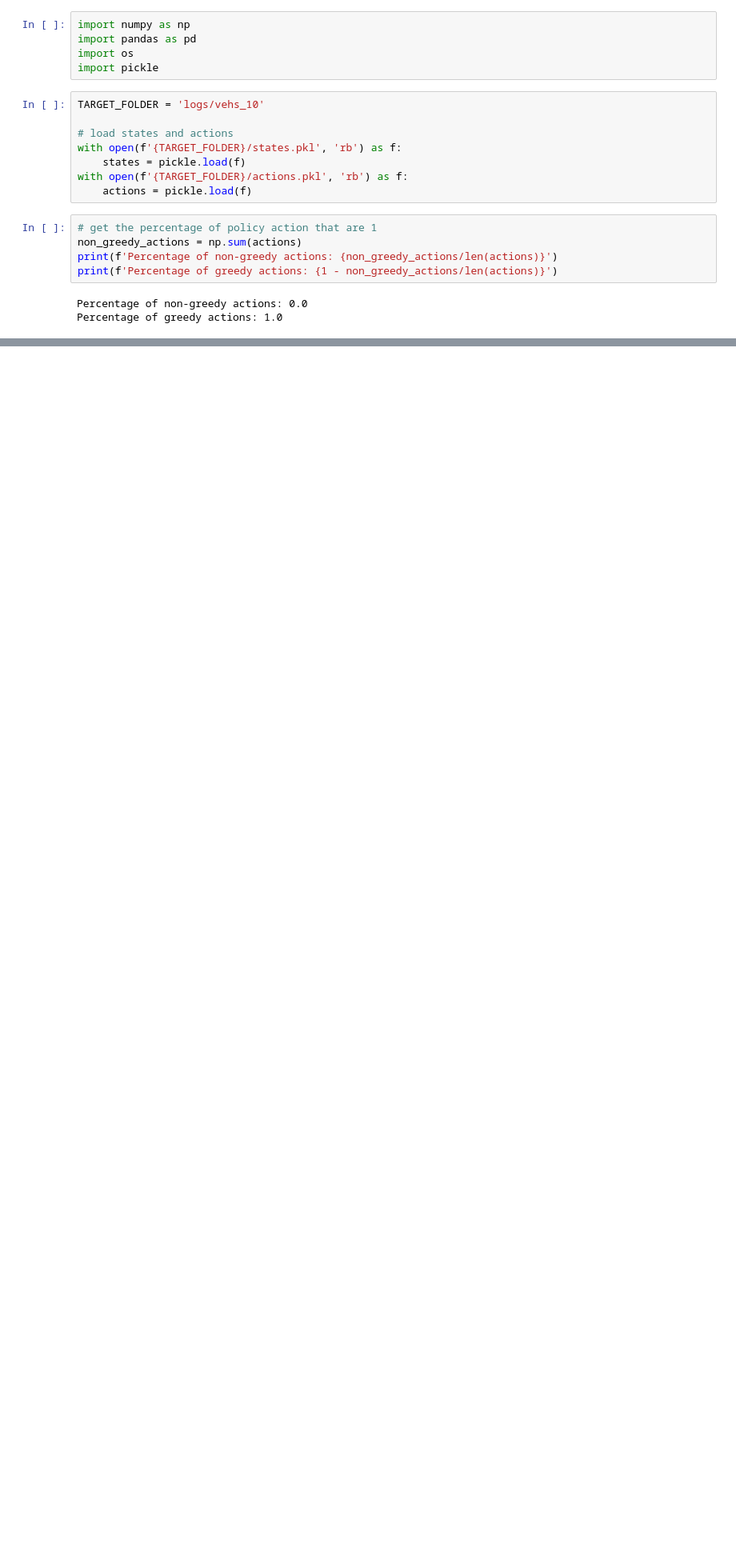
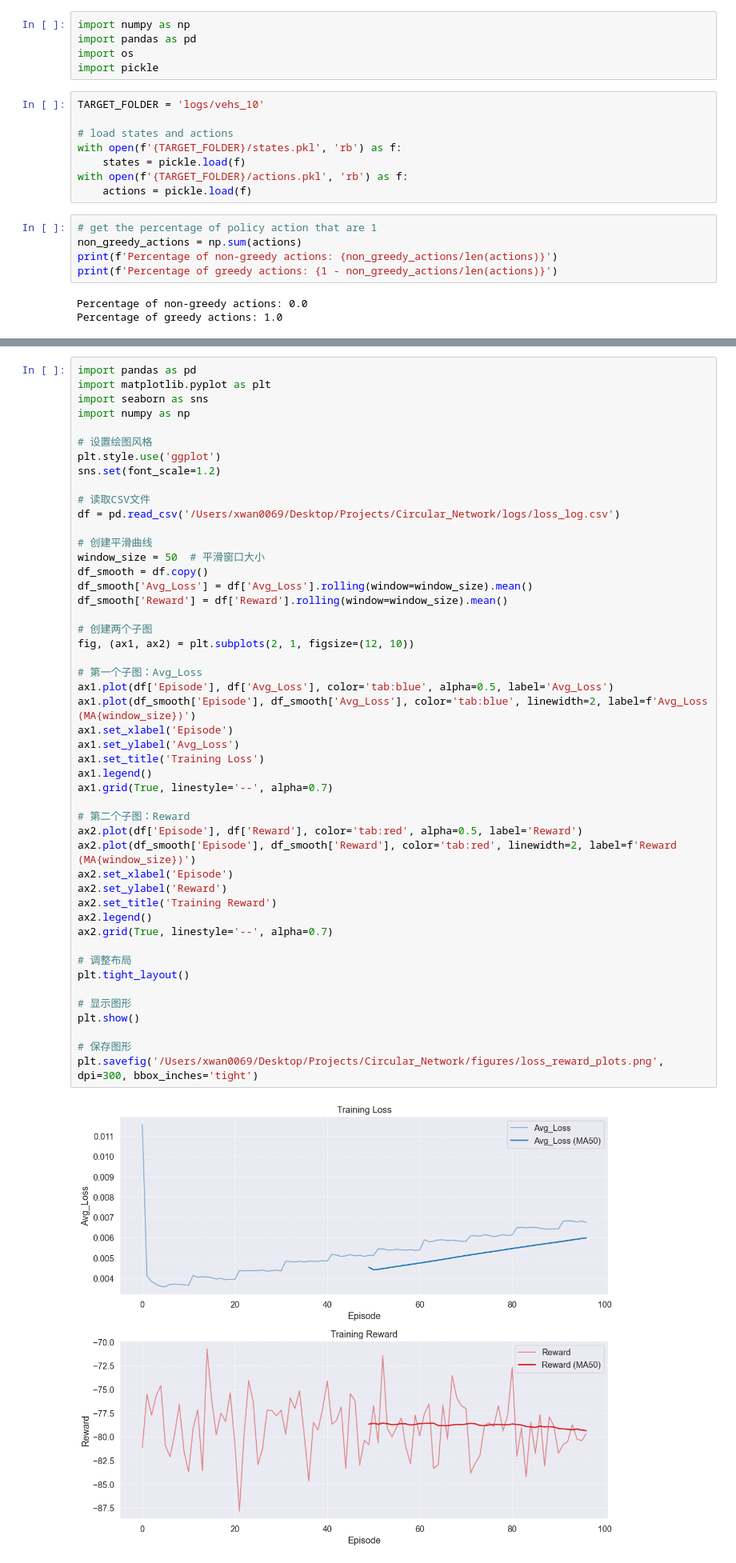
Before and after one commit to ricardo3709/Circular_Network, a Jupyter notebook: data_analysis.ipynb, the cells around one changed output, grey strips where cells are left out. Shown: that part at 80% size. Drawn from its saved outputs; the diff is of its cells as text; blank space fills up the shorter version.

```diff
--- a/data_analysis.ipynb
+++ b/data_analysis.ipynb
@@ -25,0 +22,50 @@ Percentage of greedy actions: 1.0
+# %%
+import pandas as pd
+import matplotlib.pyplot as plt
+import seaborn as sns
+import numpy as np
+
+# 设置绘图风格
+plt.style.use('ggplot')
+sns.set(font_scale=1.2)
+
+# 读取CSV文件
+df = pd.read_csv('/Users/xwan0069/Desktop/Projects/Circular_Network/logs/loss_log.csv')
+
+# 创建平滑曲线
+window_size = 50  # 平滑窗口大小
+df_smooth = df.copy()
+df_smooth['Avg_Loss'] = df['Avg_Loss'].rolling(window=window_size).mean()
+df_smooth['Reward'] = df['Reward'].rolling(window=window_size).mean()
+
+# 创建两个子图
+fig, (ax1, ax2) = plt.subplots(2, 1, figsize=(12, 10))
+
+# 第一个子图：Avg_Loss
+ax1.plot(df['Episode'], df['Avg_Loss'], color='tab:blue', alpha=0.5, label='Avg_Loss')
+ax1.plot(df_smooth['Episode'], df_smooth['Avg_Loss'], color='tab:blue', linewidth=2, label=f'Avg_Loss (MA{window_size})')
+ax1.set_xlabel('Episode')
+ax1.set_ylabel('Avg_Loss')
+ax1.set_title('Training Loss')
+ax1.legend()
+ax1.grid(True, linestyle='--', alpha=0.7)
+
+# 第二个子图：Reward
+ax2.plot(df['Episode'], df['Reward'], color='tab:red', alpha=0.5, label='Reward')
+ax2.plot(df_smooth['Episode'], df_smooth['Reward'], color='tab:red', linewidth=2, label=f'Reward (MA{window_size})')
+ax2.set_xlabel('Episode')
+ax2.set_ylabel('Reward')
+ax2.set_title('Training Reward')
+ax2.legend()
+ax2.grid(True, linestyle='--', alpha=0.7)
+
+# 调整布局
+plt.tight_layout()
+
+# 显示图形
+plt.show()
+
+# 保存图形
+plt.savefig('/Users/xwan0069/Desktop/Projects/Circular_Network/figures/loss_reward_plots.png', dpi=300, bbox_inches='tight')
+# %% [output]
+[figure, added]
```
Also changed, not shown: parts of 2 cells of this notebook, 9 other files.
